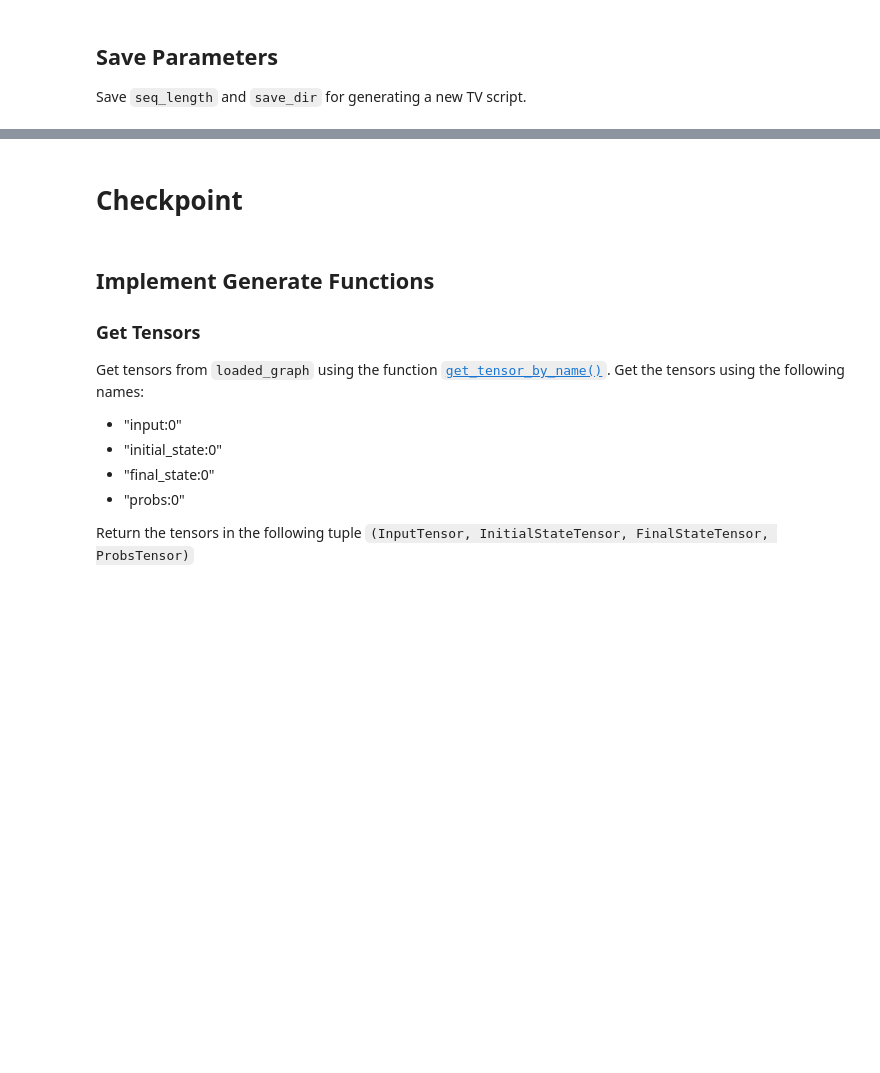
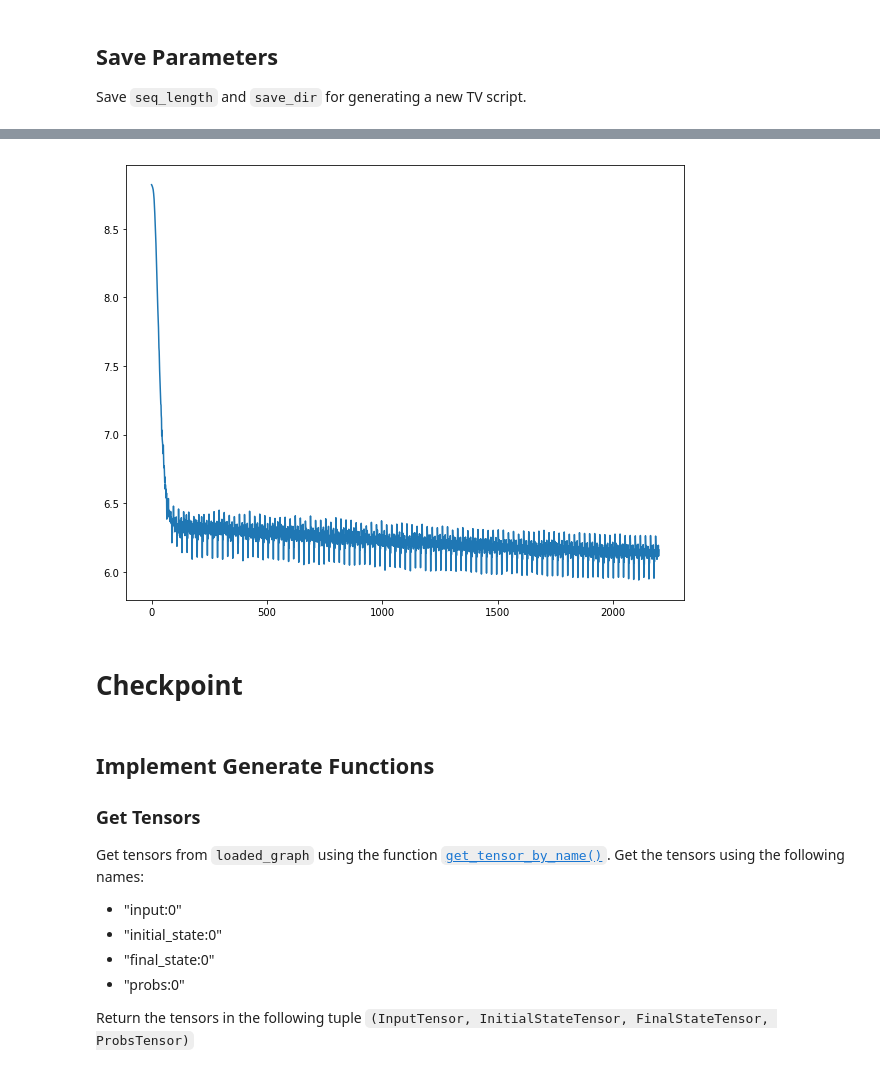
Before and after one commit to damiansp/neuralNet, a Jupyter notebook: deepLearningNano/tv-script-generation/dlnd_tv_script_generation.ipynb, the cells around one changed output, grey strips where cells are left out. Drawn from its saved outputs; the diff is of its cells as text; code cells hidden in the pictures; blank space fills up the shorter version.

```diff
--- a/deepLearningNano/tv-script-generation/dlnd_tv_script_generation.ipynb
+++ b/deepLearningNano/tv-script-generation/dlnd_tv_script_generation.ipynb
@@ -532,3 +507,17 @@ save_dir = './save'
+# %%
+num_epochs = 100
+# Batch Size
+batch_size = 128
+# RNN Size
+rnn_size = 256
+# Embedding Dimension Size
+embed_dim = 300
+# Sequence Length
+seq_length = 32
+# Learning Rate
+learning_rate = 0.01
+# Show stats for every n number of batches
+show_every_n_batches = 8
 # %% [markdown]
 ### Build the Graph
 Build the graph using the neural network you implemented.
@@ -544,7 +533,8 @@ with train_graph.as_default():
     input_text, targets, lr = get_inputs()
     input_data_shape = tf.shape(input_text)
     cell, initial_state = get_init_cell(input_data_shape[0], rnn_size)
-    logits, final_state = build_nn(cell, rnn_size, input_text, vocab_size, embed_dim)
+    logits, final_state = build_nn(
+        cell, rnn_size, input_text, vocab_size, embed_dim)
 
     # Probabilities for generating words
     probs = tf.nn.softmax(logits, name='probs')
@@ -560,7 +550,8 @@ with train_graph.as_default():
 
     # Gradient Clipping
     gradients = optimizer.compute_gradients(cost)
-    capped_gradients = [(tf.clip_by_value(grad, -1., 1.), var) for grad, var in gradients if grad is not None]
+    capped_gradients = [(tf.clip_by_value(grad, -1., 1.), var)
+                        for grad, var in gradients if grad is not None]
     train_op = optimizer.apply_gradients(capped_gradients)
 # %% [markdown]
 ## Train
@@ -573,6 +564,7 @@ batches = get_batches(int_text, batch_size, seq_length)
 
 with tf.Session(graph=train_graph) as sess:
     sess.run(tf.global_variables_initializer())
+    losses = []
 
     for epoch_i in range(num_epochs):
         state = sess.run(initial_state, {input_text: batches[0][0]})
@@ -583,15 +575,18 @@ with tf.Session(graph=train_graph) as sess:
                 targets: y,
                 initial_state: state,
                 lr: learning_rate}
-            train_loss, state, _ = sess.run([cost, final_state, train_op], feed)
+            train_loss, state, _ = sess.run([cost, final_state, train_op],
+                                            feed)
+            losses.append(train_loss)
 
             # Show every <show_every_n_batches> batches
-            if (epoch_i * len(batches) + batch_i) % show_every_n_batches == 0:
-                print('Epoch {:>3} Batch {:>4}/{}   train_loss = {:.3f}'.format(
-                    epoch_i,
-                    batch_i,
-                    len(batches),
-                    train_loss))
+            if ((epoch_i * len(batches) + batch_i) % show_every_n_batches
+                == 0):
+                print('Epoch {:>3} Batch {:>4}/{}   train_loss = {:.3f}'\
+                      .format(epoch_i, batch_i, len(batches), train_loss))
+
+        # Prevent batches from being identical in every epoch:
+        batches = np.roll(batches, 1)
 
     # Save Model
     saver = tf.train.Saver()
@@ -603,3 +626,11 @@ Save `seq_length` and `save_dir` for generating a new TV script.
+# %%
+import matplotlib.pyplot as plt
+%matplotlib inline
+plt.rcParams['figure.figsize'] = 10, 8
+
+plt.plot(losses);
+# %% [output]
+[figure, added]
 # %%
 """
 DON'T MODIFY ANYTHING IN THIS CELL
```
Also changed, not shown: parts of 8 cells of this notebook.
